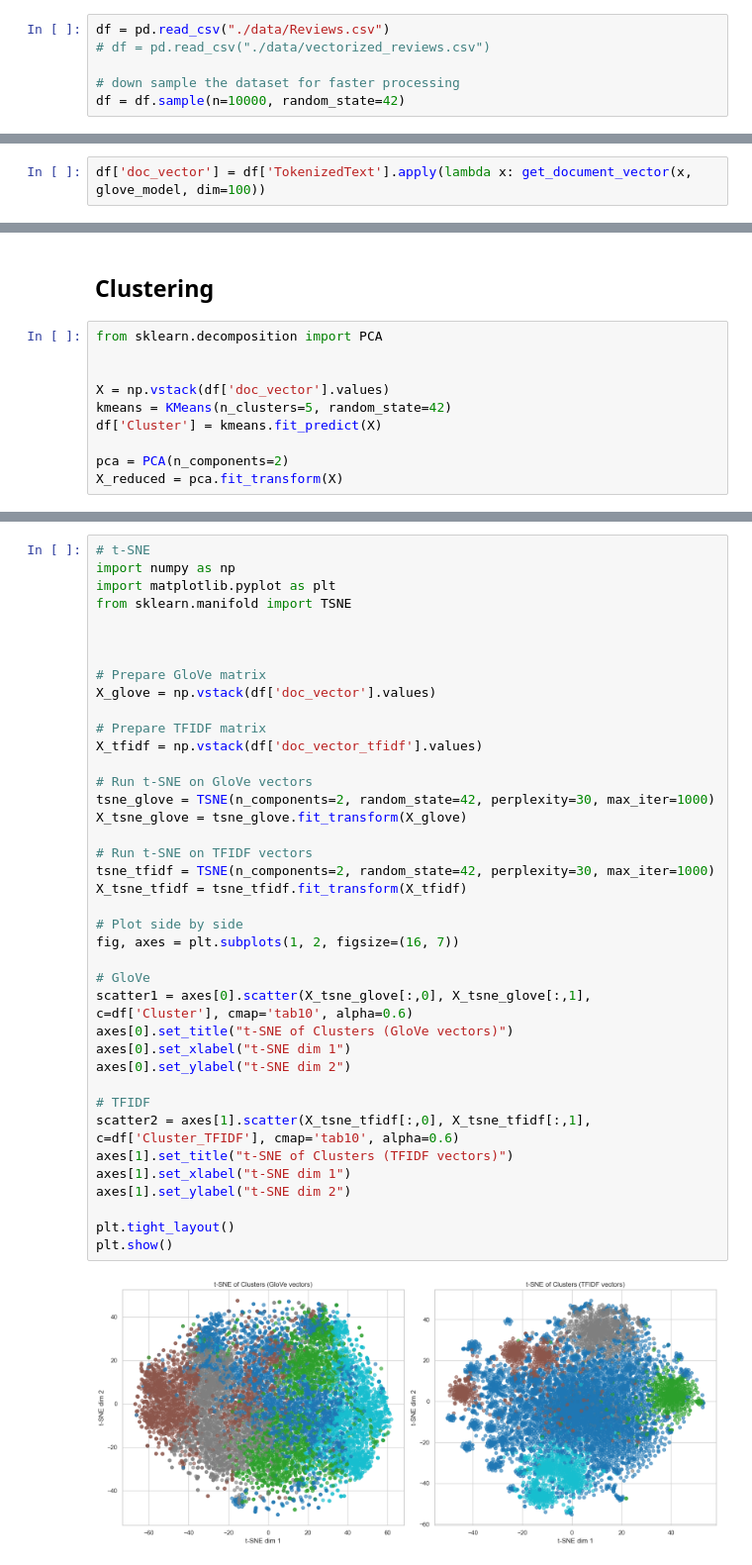
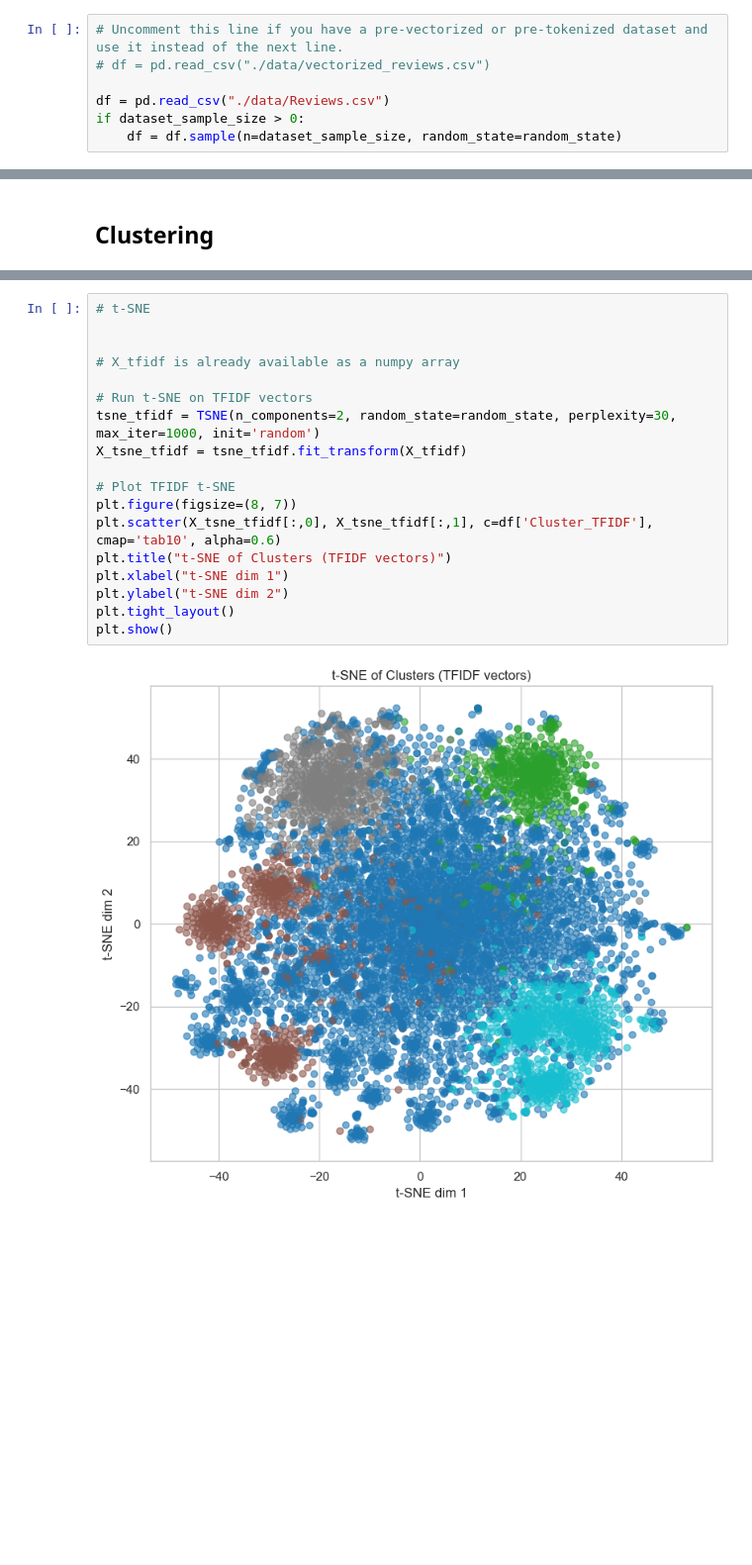
Before and after one commit to devmarkpro/amazon-fine-food-reviews-nlp-clustering, a Jupyter notebook: main.ipynb, the cells around one changed output, grey strips where cells are left out. Shown at 99% size. Drawn from its saved outputs; the diff is of its cells as text; blank space fills up the shorter version.

Commit message:
remove glove

```diff
--- a/main.ipynb
+++ b/main.ipynb
@@ -218,11 +223,12 @@ class WordTokenizer:
         """
         return self.process(text, return_tokens=return_tokens)
 # %%
-df = pd.read_csv("./data/Reviews.csv")
+# Uncomment this line if you have a pre-vectorized or pre-tokenized dataset and use it instead of the next line.
 # df = pd.read_csv("./data/vectorized_reviews.csv")
 
-# down sample the dataset for faster processing
-df = df.sample(n=10000, random_state=42)
+df = pd.read_csv("./data/Reviews.csv")
+if dataset_sample_size > 0:
+    df = df.sample(n=dataset_sample_size, random_state=random_state)
 # %%
 df
 # %% [output]
@@ -383,2 +363,0 @@ def get_document_vector(tokens, embedding_index, dim=100):
-# %%
-df['doc_vector'] = df['TokenizedText'].apply(lambda x: get_document_vector(x, glove_model, dim=100))
@@ -451,12 +408,2 @@ df
 # %% [markdown]
 ## Clustering
-# %%
-from sklearn.decomposition import PCA
-
-
-X = np.vstack(df['doc_vector'].values)
-kmeans = KMeans(n_clusters=5, random_state=42)
-df['Cluster'] = kmeans.fit_predict(X)
-
-pca = PCA(n_components=2)
-X_reduced = pca.fit_transform(X)
@@ -511,43 +446,22 @@ TF-IDF Cluster 4
  list(['big', 'noble', 'boy', 'dog', 'ten', 'year', 'die', 'cancer', 'recently', 'animal', 'shelter', 'rescue', 'pet', 'great', 'creature', 'never', 'wanted', 'ever', 'show', 'weakness', 'time', 'show ...
 # %%
 # t-SNE
-import numpy as np
-import matplotlib.pyplot as plt
-from sklearn.manifold import TSNE
 
 
-
-# Prepare GloVe matrix
-X_glove = np.vstack(df['doc_vector'].values)
-
-# Prepare TFIDF matrix
-X_tfidf = np.vstack(df['doc_vector_tfidf'].values)
-
-# Run t-SNE on GloVe vectors
-tsne_glove = TSNE(n_components=2, random_state=42, perplexity=30, max_iter=1000)
-X_tsne_glove = tsne_glove.fit_transform(X_glove)
+# X_tfidf is already available as a numpy array
 
 # Run t-SNE on TFIDF vectors
-tsne_tfidf = TSNE(n_components=2, random_state=42, perplexity=30, max_iter=1000)
+tsne_tfidf = TSNE(n_components=2, random_state=random_state, perplexity=30, max_iter=1000, init='random')
 X_tsne_tfidf = tsne_tfidf.fit_transform(X_tfidf)
 
-# Plot side by side
-fig, axes = plt.subplots(1, 2, figsize=(16, 7))
-
-# GloVe
-scatter1 = axes[0].scatter(X_tsne_glove[:,0], X_tsne_glove[:,1], c=df['Cluster'], cmap='tab10', alpha=0.6)
-axes[0].set_title("t-SNE of Clusters (GloVe vectors)")
-axes[0].set_xlabel("t-SNE dim 1")
-axes[0].set_ylabel("t-SNE dim 2")
-
-# TFIDF
-scatter2 = axes[1].scatter(X_tsne_tfidf[:,0], X_tsne_tfidf[:,1], c=df['Cluster_TFIDF'], cmap='tab10', alpha=0.6)
-axes[1].set_title("t-SNE of Clusters (TFIDF vectors)")
-axes[1].set_xlabel("t-SNE dim 1")
-axes[1].set_ylabel("t-SNE dim 2")
-
+# Plot TFIDF t-SNE
+plt.figure(figsize=(8, 7))
+plt.scatter(X_tsne_tfidf[:,0], X_tsne_tfidf[:,1], c=df['Cluster_TFIDF'], cmap='tab10', alpha=0.6)
+plt.title("t-SNE of Clusters (TFIDF vectors)")
+plt.xlabel("t-SNE dim 1")
+plt.ylabel("t-SNE dim 2")
 plt.tight_layout()
 plt.show()
 # %% [output]
-[figure, old version]
+[figure, new version]
 # %%
```
Also changed, not shown: parts of 14 cells of this notebook.
